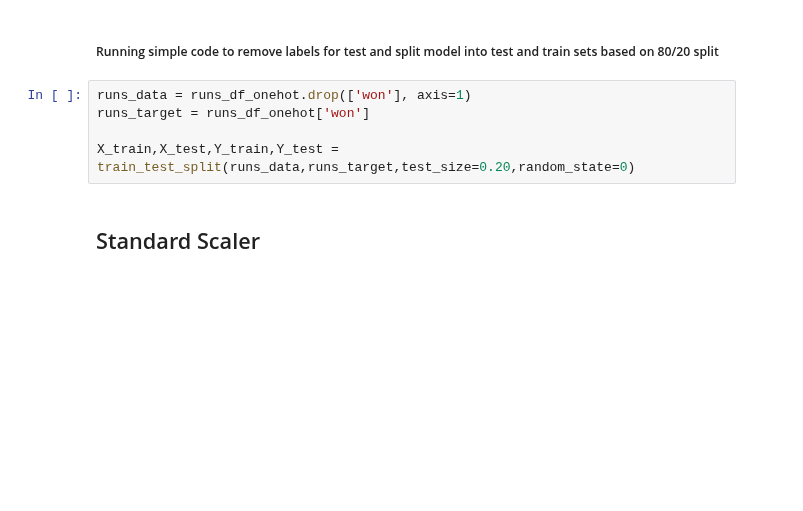
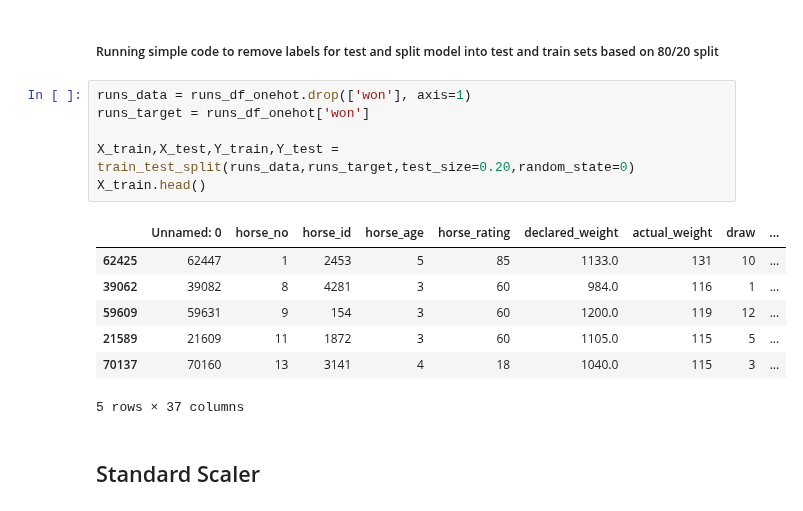
Before and after one commit to C-Stewart-GH/Hong_Kong_Horse_Racing_Project, a Jupyter notebook: MiniLab/SVM Nathan.ipynb, the cells around one changed output. Saved outputs shown, nothing was run; the diff lists cells and outputs as text; blank space fills up the shorter version.

```diff
--- a/MiniLab/SVM Nathan.ipynb
+++ b/MiniLab/SVM Nathan.ipynb
@@ -41,8 +45,17 @@ runs_df_onehot = runs_df_onehot.drop(['horse_country','horse_type','horse_gear']
 # %%
 runs_data = runs_df_onehot.drop(['won'], axis=1)
 runs_target = runs_df_onehot['won']
 
 X_train,X_test,Y_train,Y_test = train_test_split(runs_data,runs_target,test_size=0.20,random_state=0)
+X_train.head()
+# %% [output]
+|  | Unnamed: 0 | horse_no | horse_id | horse_age | horse_rating | declared_weight | actual_weight | draw | ... |
+| 62425 | 62447 | 1 | 2453 | 5 | 85 | 1133.0 | 131 | 10 | ... |
+| 39062 | 39082 | 8 | 4281 | 3 | 60 | 984.0 | 116 | 1 | ... |
+| 59609 | 59631 | 9 | 154 | 3 | 60 | 1200.0 | 119 | 12 | ... |
+| 21589 | 21609 | 11 | 1872 | 3 | 60 | 1105.0 | 115 | 5 | ... |
+| 70137 | 70160 | 13 | 3141 | 4 | 18 | 1040.0 | 115 | 3 | ... |
+5 rows × 37 columns
 # %% [markdown]
 ## Standard Scaler
 # %% [markdown]
```
Also changed, not shown: parts of 17 cells of this notebook.
